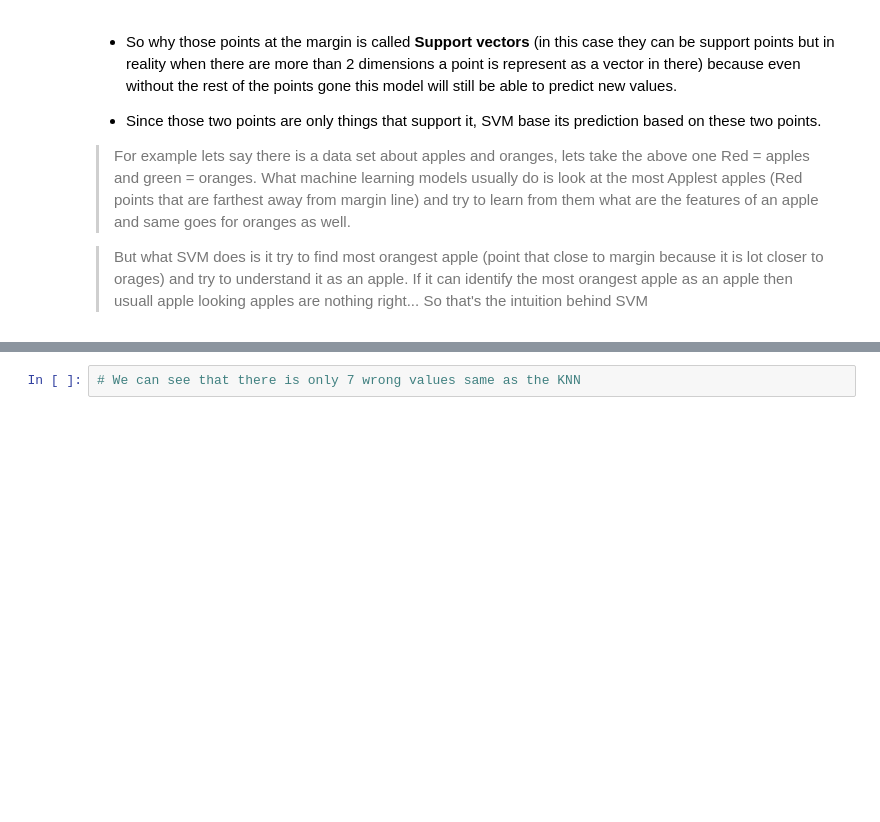
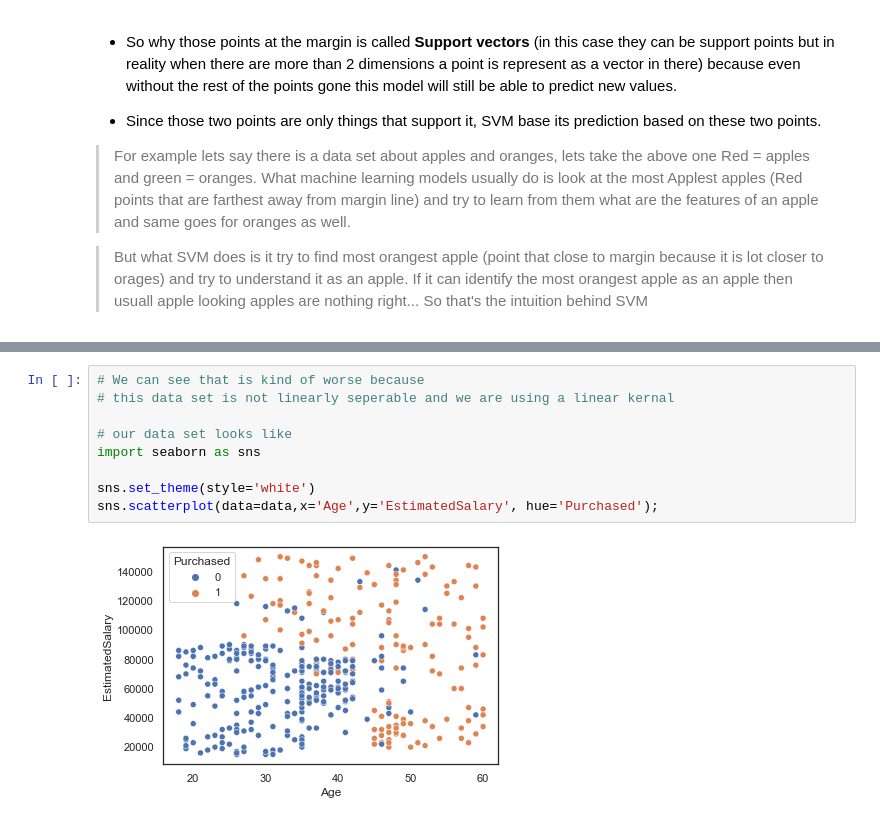
Before and after one commit to ShathishDileepa/Learn_Machine_Learning, a Jupyter notebook: Classification/Classification Algorithms.ipynb, the cells around one changed output, grey strips where cells are left out. Drawn from its saved outputs; the diff is of its cells as text; blank space fills up the shorter version.

```diff
--- a/Classification/Classification Algorithms.ipynb
+++ b/Classification/Classification Algorithms.ipynb
@@ -335,2 +335,11 @@ disp_SVM.plot();
-# %%
-# We can see that there is only 7 wrong values same as the KNN
+# %%
+# We can see that is kind of worse because
+# this data set is not linearly seperable and we are using a linear kernal
+
+# our data set looks like
+import seaborn as sns
+
+sns.set_theme(style='white')
+sns.scatterplot(data=data,x='Age',y='EstimatedSalary', hue='Purchased');
+# %% [output]
+[figure, added]
```
Also changed, not shown: parts of 24 cells of this notebook, 40 other files.
